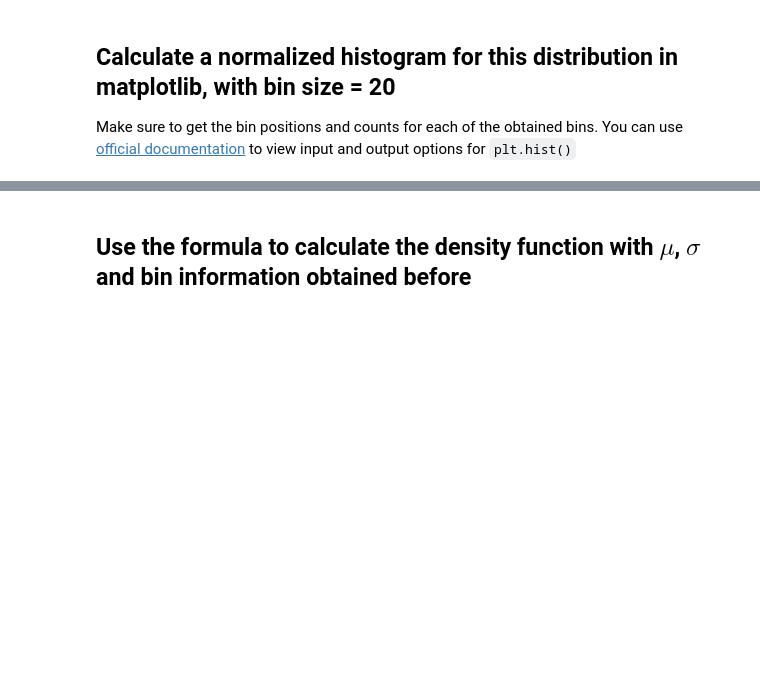
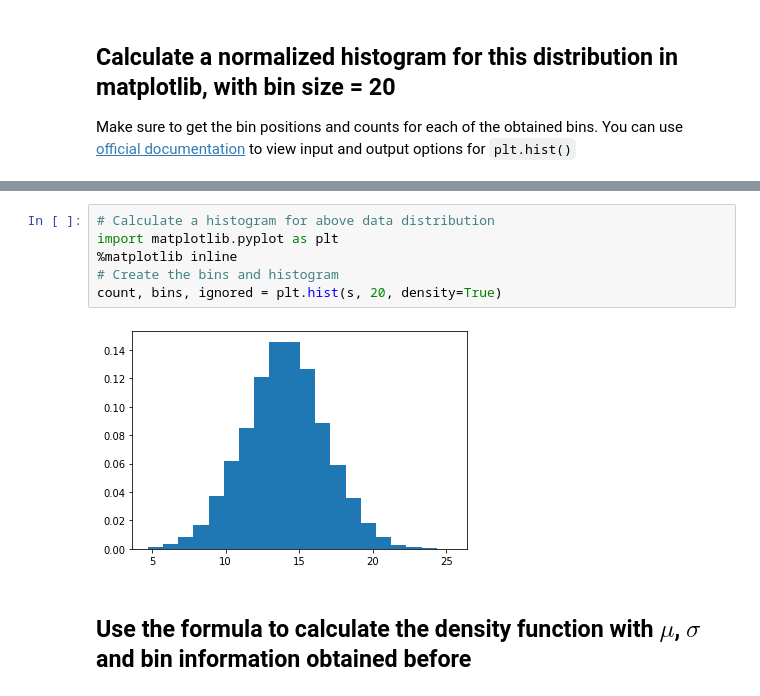
Before and after one commit to jbuenaseda/dsc-normal-distribution-lab-nyc-ds-033020, a Jupyter notebook: index.ipynb, the cells around one changed output, grey strips where cells are left out. Cells and saved outputs as stored; diff of their text form; blank space fills up the shorter version.

```diff
--- a/index.ipynb
+++ b/index.ipynb
@@ -43,3 +39,11 @@ Make sure to get the bin positions and counts for each of the obtained bins. You
+# %%
+# Calculate a histogram for above data distribution
+import matplotlib.pyplot as plt
+%matplotlib inline
+# Create the bins and histogram
+count, bins, ignored = plt.hist(s, 20, density=True)
+# %% [output]
+[figure, added]
 # %% [markdown]
 ## Use the formula to calculate the density function with $\mu$, $\sigma$ and bin information obtained before
 # %%
```
Also changed, not shown: parts of 1 cell of this notebook.
